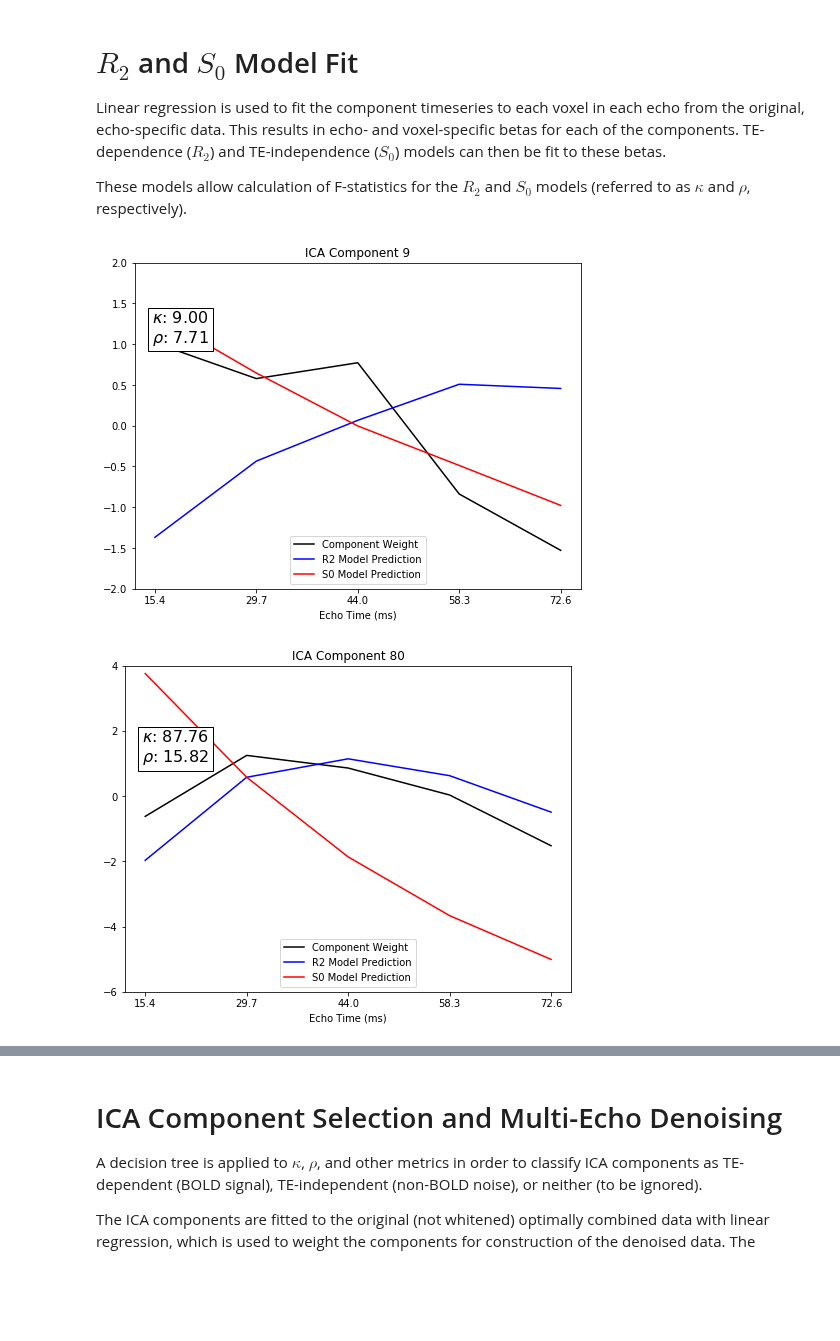
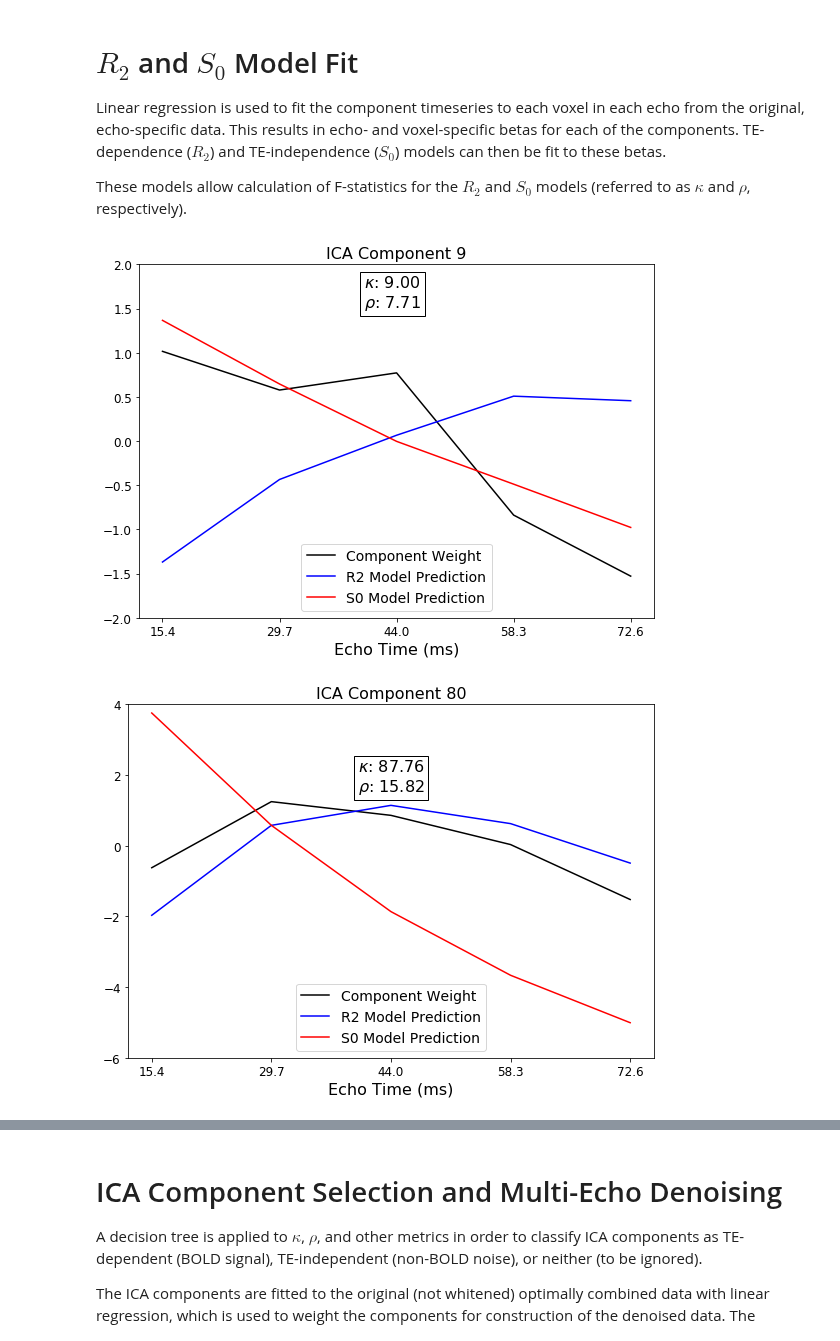
Before and after one commit to ME-ICA/tedana, a Jupyter notebook: docs/_static/tedana_workflow_plots.ipynb, the cells around one changed output, grey strips where cells are left out. Saved outputs shown, nothing was run; the diff lists cells and outputs as text; code cells hidden in the pictures; blank space fills up the shorter version.

```diff
--- a/docs/_static/tedana_workflow_plots.ipynb
+++ b/docs/_static/tedana_workflow_plots.ipynb
@@ -117,7 +123,10 @@ The selected components from the PCA are recombined to produce a whitened versio
 fig, ax = plt.subplots(figsize=(14, 6))
 ax.plot(oc_red[:, voxel_idx], label='Whitened timeseries', zorder=1.)
 ax.plot(oc_z[:, voxel_idx], label='Original timeseries', alpha=0.5, zorder=0., linewidth=3)
-legend = ax.legend(frameon=True)
+legend = ax.legend(frameon=True, fontsize=16)
 ax.set_xlim(0, oc_z.shape[0]-1)
+ax.set_xticks([])
+ax.set_xlabel('Time', fontsize=16)
+ax.tick_params(axis='both', which='major', labelsize=14)
 fig.savefig('12_pca_whitened_data.png', dpi=400)
 # %% [output]
@@ -146,33 +161,34 @@ These models allow calculation of F-statistics for the $R_2$ and $S_0$ models (r
 # %%
 for i, comp in enumerate([9, 80, 156]):  # only generate plots for a few components
     # Use weight map to average as fitmodels_direct does
     comp_weights = np.average(meica_betas[comp, :, :], weights=norm_weights[comp, :], axis=1)
     r2_pred_weights = np.average(r2_pred_betas[comp, :, :], weights=norm_weights[comp, :], axis=1)
     s0_pred_weights = np.average(s0_pred_betas[comp, :, :], weights=norm_weights[comp, :], axis=1)
     kappa = np.average(meica_f_r2[comp, :], weights=norm_weights[comp, :])
     rho = np.average(meica_f_s0[comp, :], weights=norm_weights[comp, :])
 
     mean_ = np.mean(comp_weights)
     std_ = np.std(comp_weights)
     comp_weights_z = (comp_weights - mean_) / std_
     s0_pred_weights_z = (s0_pred_weights - mean_) / std_
     r2_pred_weights_z = (r2_pred_weights - mean_) / std_
 
     fig, ax = plt.subplots(figsize=(8, 6))
     ax.plot(echo_times, comp_weights_z, color='black', label='Component Weight')
     ax.plot(echo_times, r2_pred_weights_z, color='blue', label='R2 Model Prediction')
     ax.plot(echo_times, s0_pred_weights_z, color='red', label='S0 Model Prediction')
     ax.set_xticks(echo_times)
-    ax.set_xlabel('Echo Time (ms)')
+    ax.tick_params(axis='both', which='major', labelsize=12)
+    ax.set_xlabel('Echo Time (ms)', fontsize=16)
     temp = np.hstack((comp_weights_z, s0_pred_weights_z, r2_pred_weights_z))
     ax.set_ylim(np.floor(np.min(temp)), np.ceil(np.max(temp)))
-    legend = ax.legend(frameon=True, loc='lower center')
-    ax.set_title('ICA Component {}'.format(comp))
+    legend = ax.legend(frameon=True, loc='lower center', fontsize=14)
+    ax.set_title('ICA Component {}'.format(comp), fontsize=16)
     ax.annotate('$\kappa$: {0:.02f}\n$\\rho$: {1:.02f}'.format(kappa, rho),
-                xy=(15, 1), fontsize=16,
+                xy=(40, 1.5), fontsize=16,
                 bbox=dict(fc="white", ec="black", lw=1))
-
+    fig.tight_layout()
     fig.savefig('14_te_dependence_models_component_{}.png'.format(i), dpi=400)
 # %% [output]
-[figure, old version]
+[figure, new version]
-[figure, old version]
+[figure, new version]
```
Also changed, not shown: parts of 6 cells of this notebook, 21 other files.
